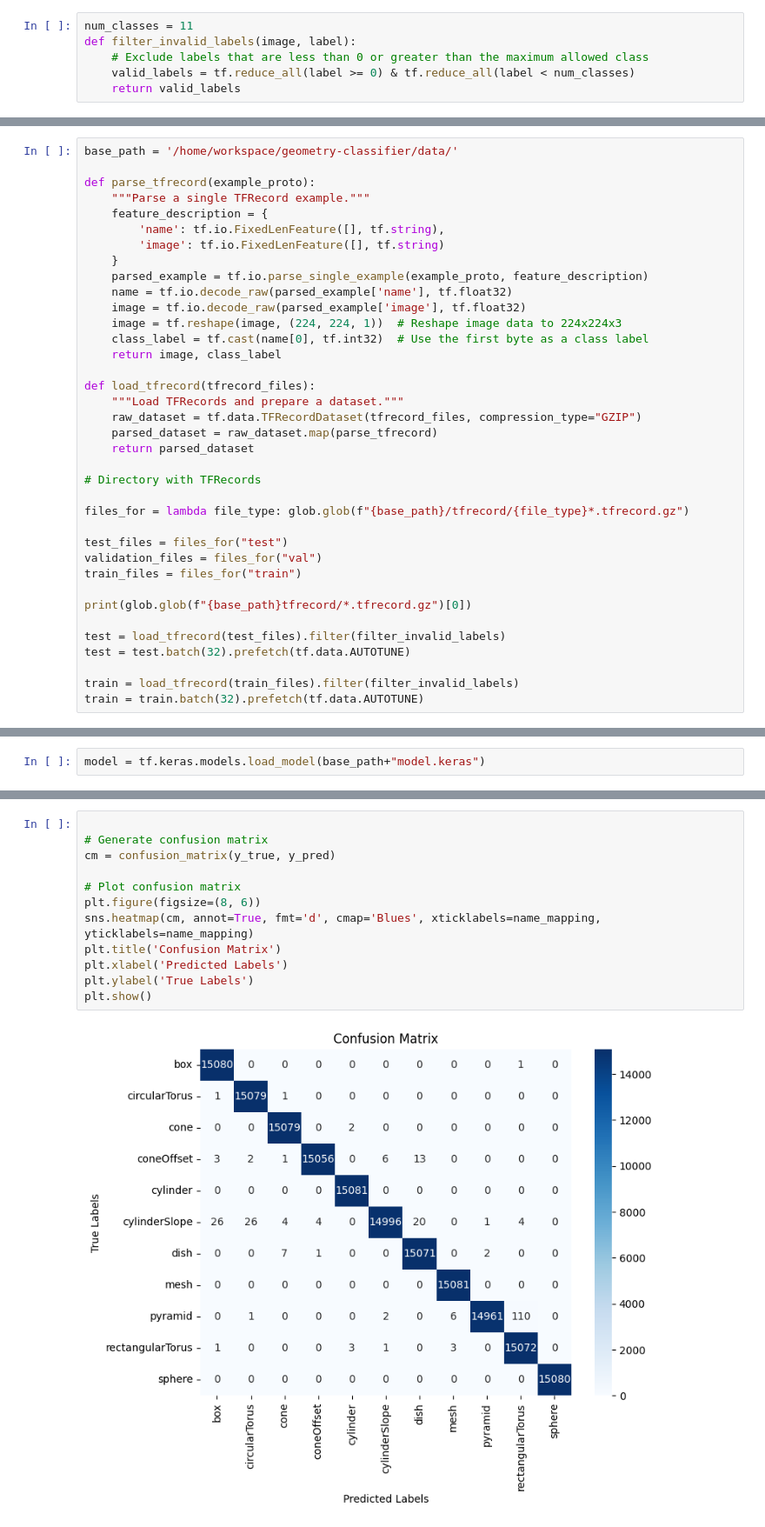
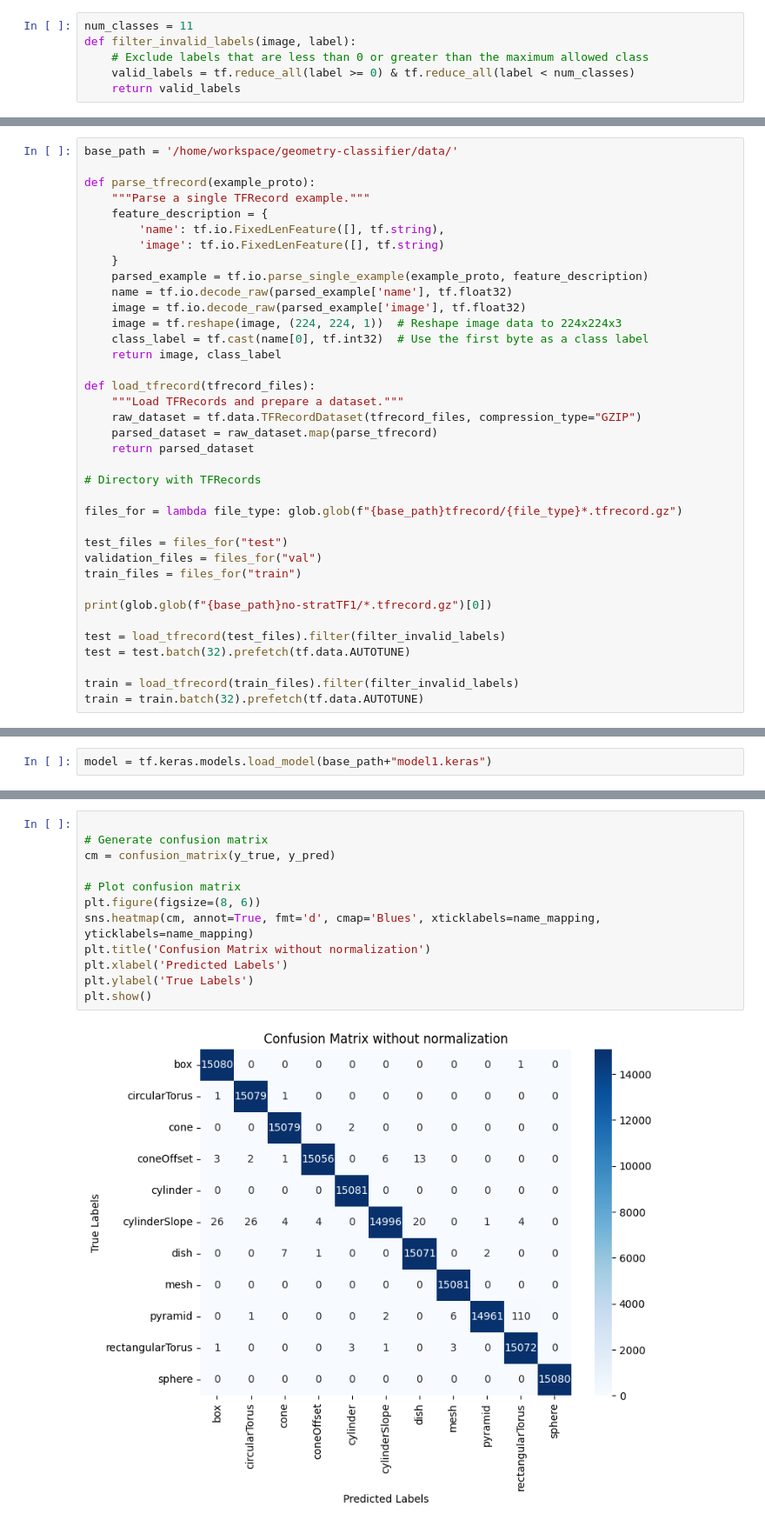
Before and after one commit to MichaelTheFear/VIS-3D-ZIP, a Jupyter notebook: geometry-classifier/luna_eval_model.ipynb, the cells around one changed output, grey strips where cells are left out. Shown at 87% size. Saved outputs shown, nothing was run; the diff lists cells and outputs as text.

```diff
--- a/geometry-classifier/luna_eval_model.ipynb
+++ b/geometry-classifier/luna_eval_model.ipynb
@@ -129,13 +144,13 @@ def load_tfrecord(tfrecord_files):
 
 # Directory with TFRecords
 
-files_for = lambda file_type: glob.glob(f"{base_path}/tfrecord/{file_type}*.tfrecord.gz")
+files_for = lambda file_type: glob.glob(f"{base_path}tfrecord/{file_type}*.tfrecord.gz")
 
 test_files = files_for("test")
 validation_files = files_for("val")
 train_files = files_for("train")
 
-print(glob.glob(f"{base_path}tfrecord/*.tfrecord.gz")[0])
+print(glob.glob(f"{base_path}no-stratTF1/*.tfrecord.gz")[0])
 
 test = load_tfrecord(test_files).filter(filter_invalid_labels)
 test = test.batch(32).prefetch(tf.data.AUTOTUNE)
@@ -148,5 +162,5 @@ train = train.batch(32).prefetch(tf.data.AUTOTUNE)
 # %%
-model = tf.keras.models.load_model(base_path+"model.keras")
+model = tf.keras.models.load_model(base_path+"model1.keras")
 # %%
 from sklearn.metrics import confusion_matrix
 
@@ -192,14 +212,14 @@ I0000 00:00:1731887129.266926  956338 device_compiler.h:188] Compiled cluster us
 # %%
 
 # Generate confusion matrix
 cm = confusion_matrix(y_true, y_pred)
 
 # Plot confusion matrix
 plt.figure(figsize=(8, 6))
 sns.heatmap(cm, annot=True, fmt='d', cmap='Blues', xticklabels=name_mapping, yticklabels=name_mapping)
-plt.title('Confusion Matrix')
+plt.title('Confusion Matrix without normalization')
 plt.xlabel('Predicted Labels')
 plt.ylabel('True Labels')
 plt.show()
 # %% [output]
-[figure, old version]
+[figure, new version]
```
Also changed, not shown: parts of 6 cells of this notebook, 2 other files.
